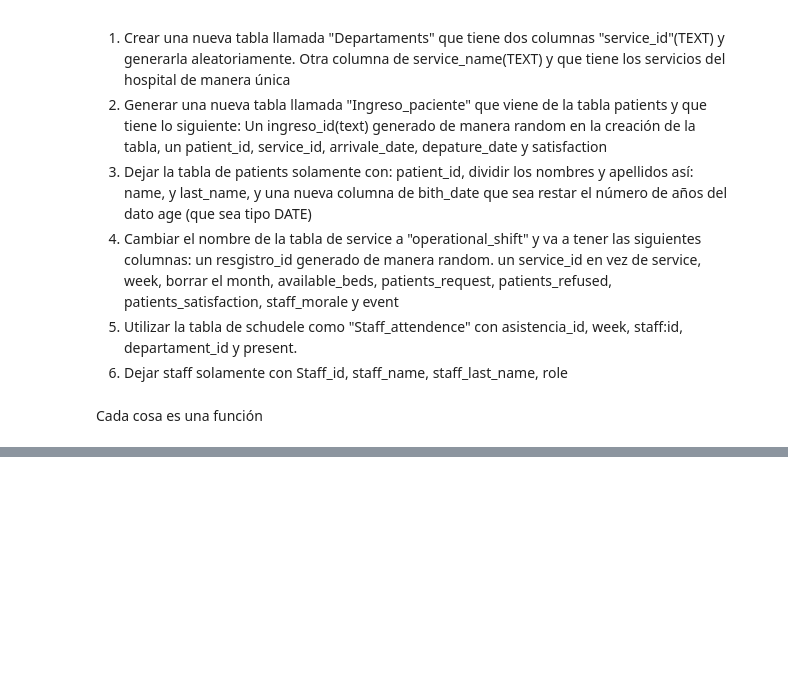
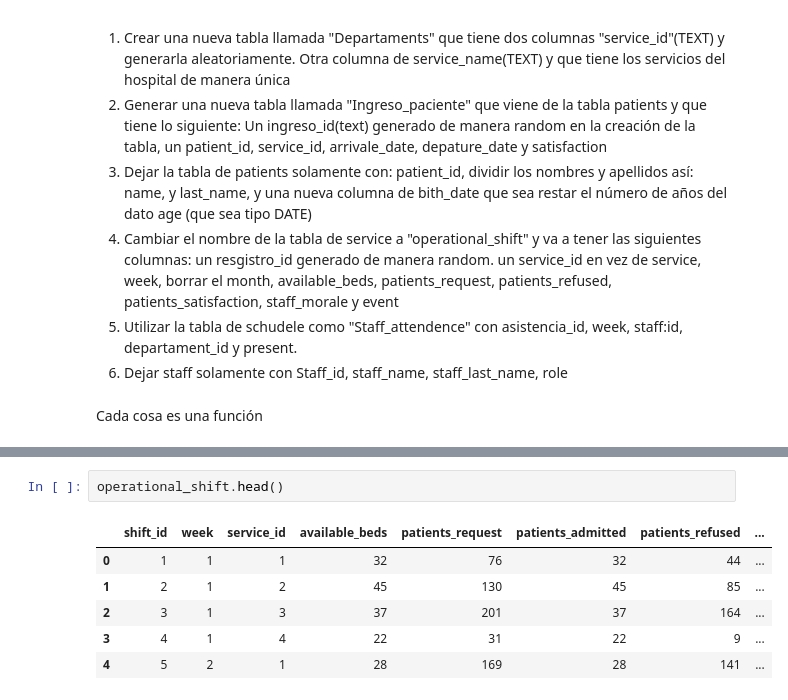
Before and after one commit to Kkatapp/sistemagestion, a Jupyter notebook: AnálisisExploratorio/PruebaTrans.ipynb, the cells around one changed output, grey strips where cells are left out. Drawn from its saved outputs; the diff is of its cells as text; blank space fills up the shorter version.

```diff
--- a/AnálisisExploratorio/PruebaTrans.ipynb
+++ b/AnálisisExploratorio/PruebaTrans.ipynb
@@ -38,0 +199,9 @@ NameError: name 'patient_id' is not defined
+# %%
+operational_shift.head()
+# %% [output]
+|  | shift_id | week | service_id | available_beds | patients_request | patients_admitted | patients_refused | ... |
+| 0 | 1 | 1 | 1 | 32 | 76 | 32 | 44 | ... |
+| 1 | 2 | 1 | 2 | 45 | 130 | 45 | 85 | ... |
+| 2 | 3 | 1 | 3 | 37 | 201 | 37 | 164 | ... |
+| 3 | 4 | 1 | 4 | 22 | 31 | 22 | 9 | ... |
+| 4 | 5 | 2 | 1 | 28 | 169 | 28 | 141 | ... |
```
Also changed, not shown: parts of 23 cells of this notebook, 11 other files.
